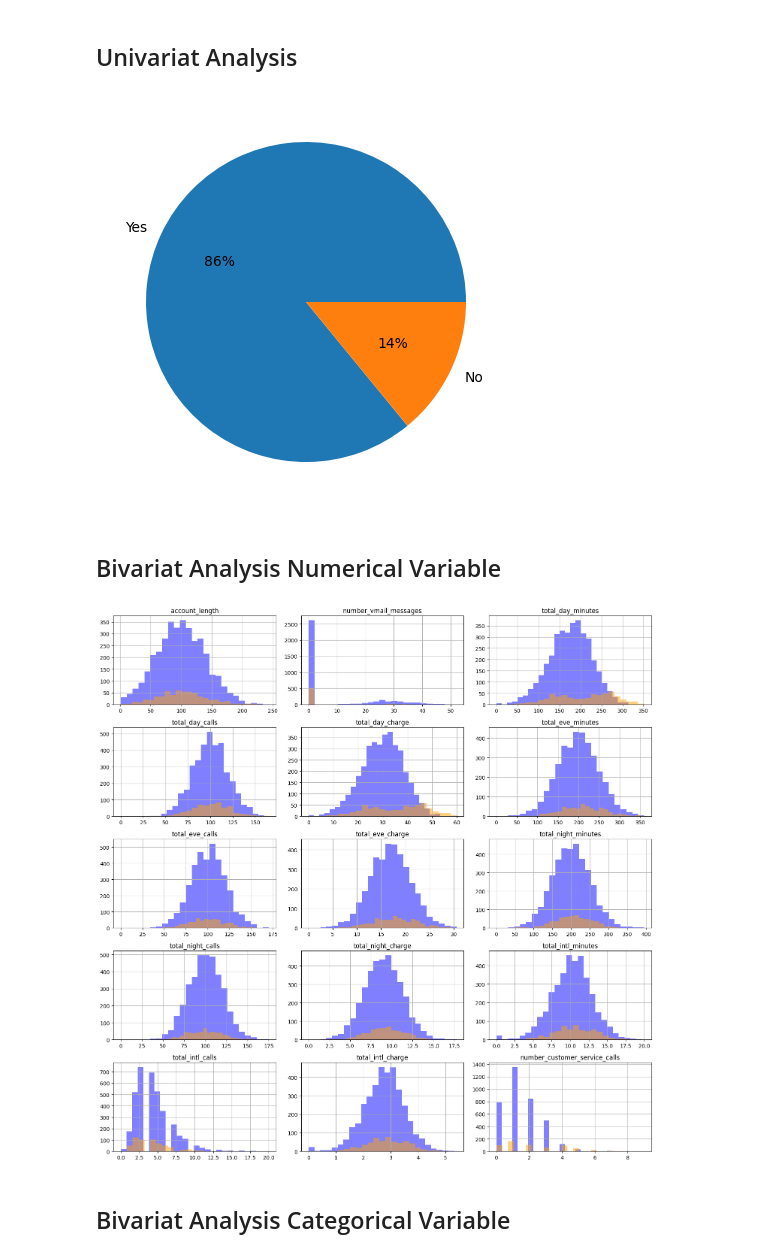
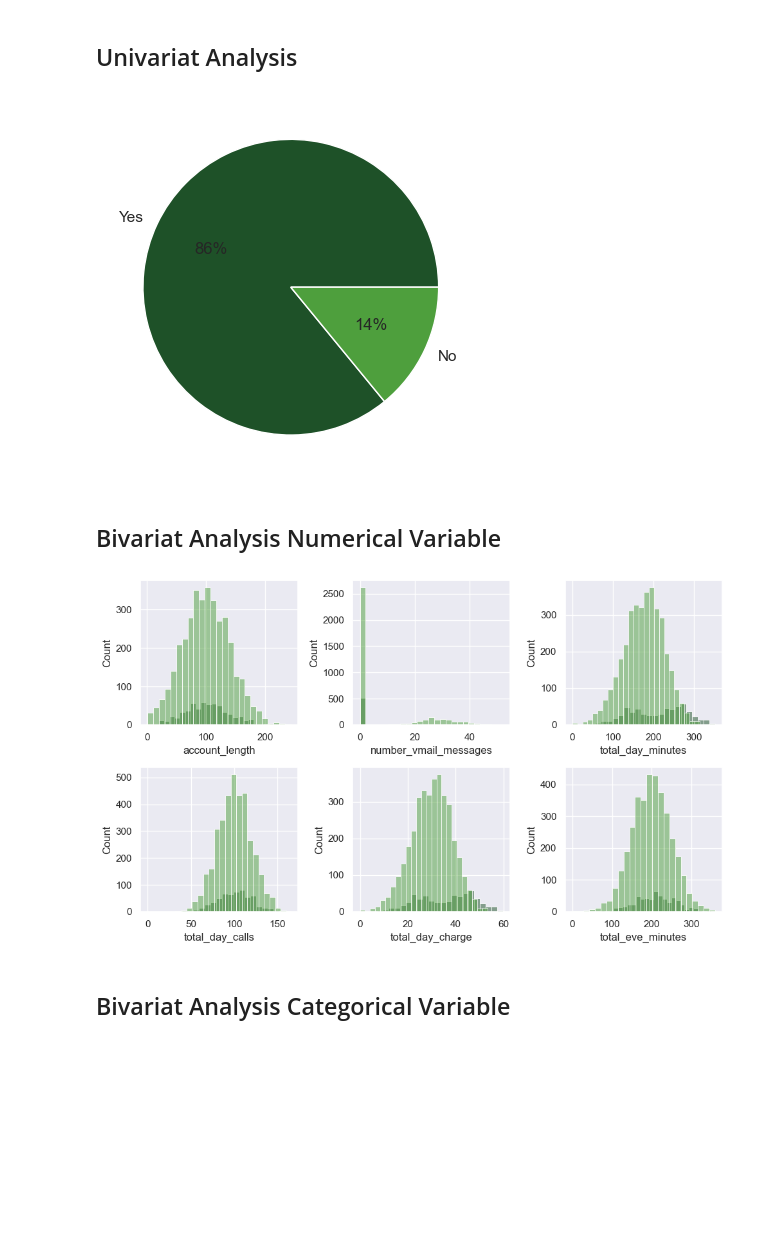
Before and after one commit to iwanlaudin0101/Customer-Churn-Prediction, a Jupyter notebook: Service Provider - Customer Churn Prediction.ipynb, the cells around one changed output. Cells and saved outputs as stored; diff of their text form; code cells hidden in the pictures; blank space fills up the shorter version.

```diff
--- a/Service Provider - Customer Churn Prediction.ipynb
+++ b/Service Provider - Customer Churn Prediction.ipynb
@@ -132,11 +154,8 @@ Variable  voice_mail_plan
 ['yes' 'no']
 Variable  churn
 ['no' 'yes']
-# %%
-df_train.drop(['state','area_code'], axis=1, inplace=True)
-df_test.drop(['id','state','area_code'], axis=1, inplace=True)
 # %%
-df_train['target'] = LabelBinarizer().fit_transform(df_train['churn'])
+df_train['target'] = df_train.churn.replace(['no', 'yes'], [0, 1])
 # %%
 num_feature = df_train.select_dtypes(include=['number']).columns.tolist()
 cat_feature = df_train.select_dtypes(include=['object']).columns.tolist()
@@ -164,25 +162,22 @@ df_train.describe()
 # %% [markdown]
 ## Univariat Analysis
-# %%
-fig = plt.figure(figsize=(4, 4))
-ax = fig.add_axes([0,0,1,1])
-ax.axis('equal')
-labels = ['Yes','No']
-churn = df_train.churn.value_counts()
-ax.pie(churn, labels=labels, autopct='%.0f%%')
-plt.tight_layout()
-plt.show()
-# %% [output]
-[figure, removed]
+# %%
+churn = df_train.churn.value_counts()
+labels = ['Yes','No']
+plt.pie(churn, labels=labels, colors=['#1E5128','#4E9F3D'], autopct='%.0f%%')
+plt.show()
+# %% [output]
+[figure, added]
 # %% [markdown]
 ## Bivariat Analysis Numerical Variable
 # %%
-fig, ax = plt.subplots(5, 3, figsize=(15, 15))
-df_train[df_train.churn == 'no'][num_feature[:-1]].hist(bins=25, color='blue', alpha=0.5, ax=ax)
-df_train[df_train.churn == 'yes'][num_feature[:-1]].hist(bins=25, color='orange', alpha=0.5, ax=ax)
+fig, axis = plt.subplots(2, 3, figsize=(10, 6))
+for col, ax in zip(num_feature, axis.flatten()):
+    sns.histplot(x=col, data=df_train[df_train.churn == 'yes'], bins=25, color='#1E5128', alpha=0.5, ax=ax)
+    sns.histplot(x=col, data=df_train[df_train.churn == 'no'], bins=25, color='#4E9F3D', alpha=0.5, ax=ax)
 plt.tight_layout()
 plt.show()
 # %% [output]
-[figure, old version]
+[figure, new version]
 # %% [markdown]
 ## Bivariat Analysis Categorical Variable
```
Also changed, not shown: parts of 51 cells of this notebook, 1 other file.
